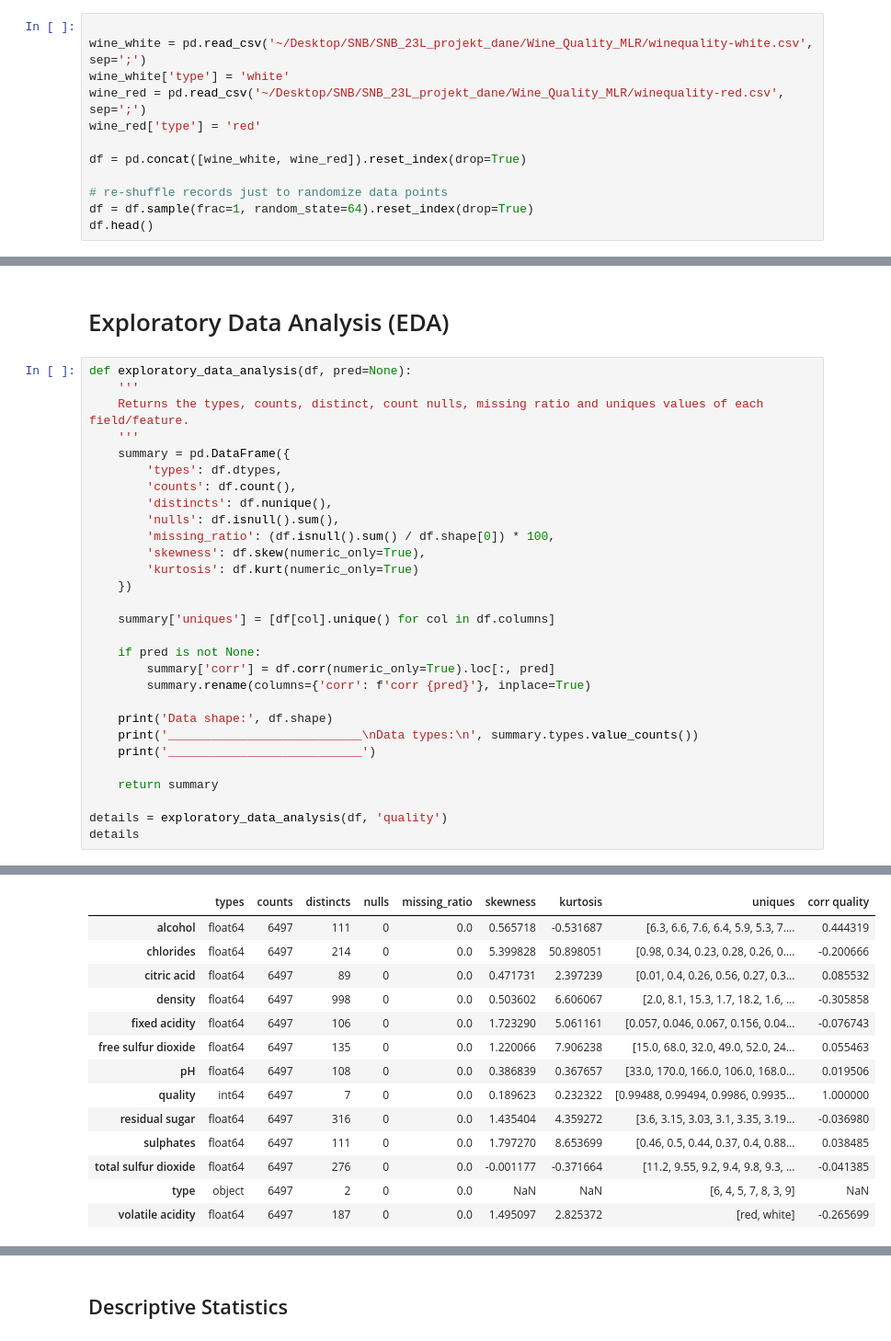
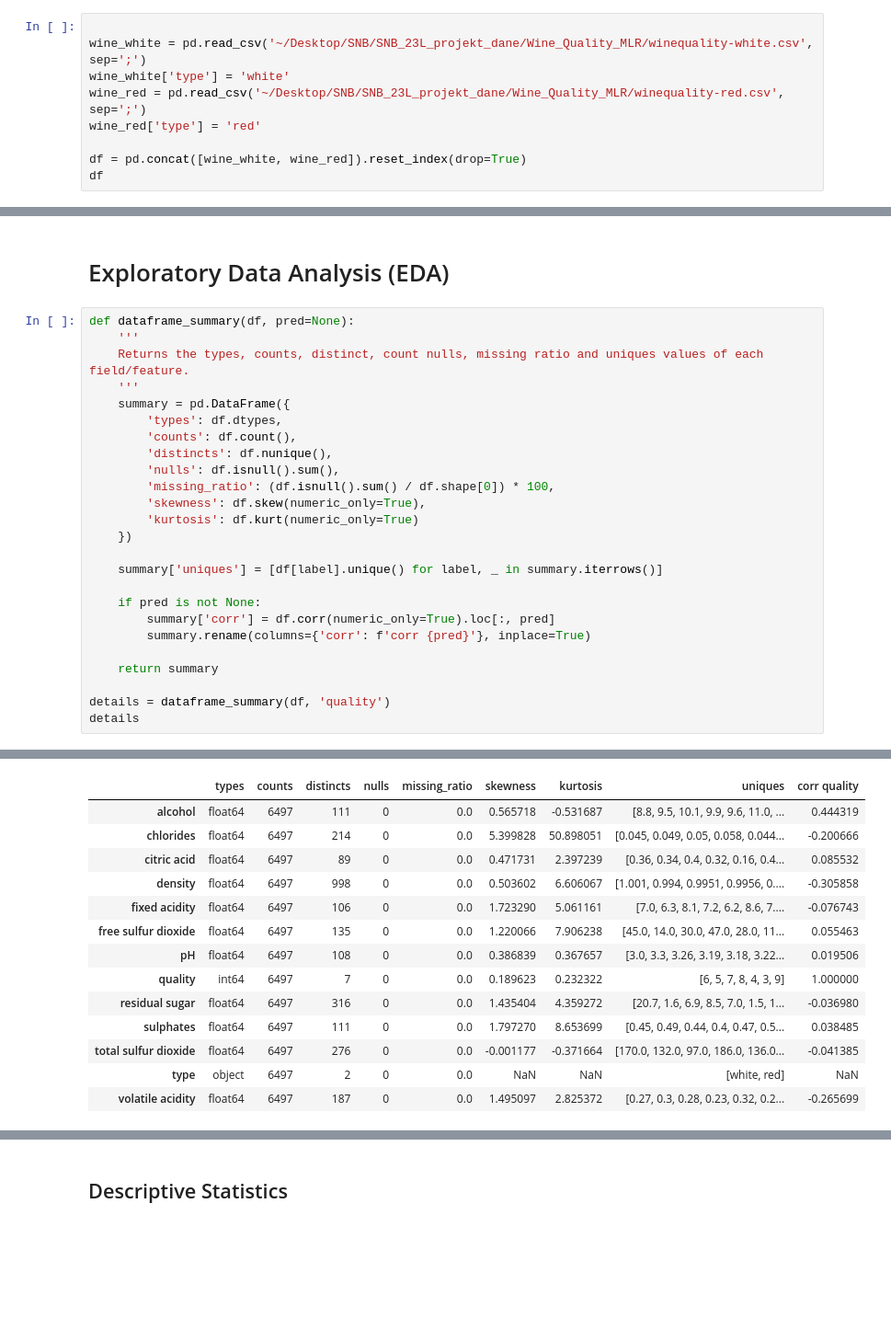
Before and after one commit to natijas/MLP-Neural-Network-From-Scratch, a Jupyter notebook: snb_natalka.ipynb, the cells around one changed output, grey strips where cells are left out. Shown at 92% size. Saved outputs shown, nothing was run; the diff lists cells and outputs as text; blank space fills up the shorter version.

```diff
--- a/snb_natalka.ipynb
+++ b/snb_natalka.ipynb
@@ -11,9 +11,6 @@ wine_red = pd.read_csv('~/Desktop/SNB/SNB_23L_projekt_dane/Wine_Quality_MLR/wine
 wine_red['type'] = 'red'
 
 df = pd.concat([wine_white, wine_red]).reset_index(drop=True)
-
-# re-shuffle records just to randomize data points
-df = df.sample(frac=1, random_state=64).reset_index(drop=True)
-df.head()
+df
 # %% [output]
 |  | fixed acidity | volatile acidity | citric acid | residual sugar | chlorides | free sulfur dioxide | ... |
@@ -25,7 +29,7 @@ df.head()
 # %% [markdown]
 # Exploratory Data Analysis (EDA)
 # %%
-def exploratory_data_analysis(df, pred=None):
+def dataframe_summary(df, pred=None):
     '''
     Returns the types, counts, distinct, count nulls, missing ratio and uniques values of each field/feature.
     '''
@@ -39,18 +43,14 @@ def exploratory_data_analysis(df, pred=None):
         'kurtosis': df.kurt(numeric_only=True)
     })
 
-    summary['uniques'] = [df[col].unique() for col in df.columns]
+    summary['uniques'] = [df[label].unique() for label, _ in summary.iterrows()]
 
     if pred is not None:
         summary['corr'] = df.corr(numeric_only=True).loc[:, pred]
         summary.rename(columns={'corr': f'corr {pred}'}, inplace=True)
 
-    print('Data shape:', df.shape)
-    print('___________________________\nData types:\n', summary.types.value_counts())
-    print('___________________________')
-
     return summary
 
-details = exploratory_data_analysis(df, 'quality')
+details = dataframe_summary(df, 'quality')
 details
 # %% [output]
@@ -65,14 +57,14 @@ ___________________________
 |  | types | counts | distincts | nulls | missing_ratio | skewness | kurtosis | uniques | corr quality |
-| alcohol | float64 | 6497 | 111 | 0 | 0.0 | 0.565718 | -0.531687 | [6.3, 6.6, 7.6, 6.4, 5.9, 5.3, 7.... | 0.444319 |
-| chlorides | float64 | 6497 | 214 | 0 | 0.0 | 5.399828 | 50.898051 | [0.98, 0.34, 0.23, 0.28, 0.26, 0.... | -0.200666 |
-| citric acid | float64 | 6497 | 89 | 0 | 0.0 | 0.471731 | 2.397239 | [0.01, 0.4, 0.26, 0.56, 0.27, 0.3... | 0.085532 |
-| density | float64 | 6497 | 998 | 0 | 0.0 | 0.503602 | 6.606067 | [2.0, 8.1, 15.3, 1.7, 18.2, 1.6, ... | -0.305858 |
-| fixed acidity | float64 | 6497 | 106 | 0 | 0.0 | 1.723290 | 5.061161 | [0.057, 0.046, 0.067, 0.156, 0.04... | -0.076743 |
-| free sulfur dioxide | float64 | 6497 | 135 | 0 | 0.0 | 1.220066 | 7.906238 | [15.0, 68.0, 32.0, 49.0, 52.0, 24... | 0.055463 |
-| pH | float64 | 6497 | 108 | 0 | 0.0 | 0.386839 | 0.367657 | [33.0, 170.0, 166.0, 106.0, 168.0... | 0.019506 |
-| quality | int64 | 6497 | 7 | 0 | 0.0 | 0.189623 | 0.232322 | [0.99488, 0.99494, 0.9986, 0.9935... | 1.000000 |
-| residual sugar | float64 | 6497 | 316 | 0 | 0.0 | 1.435404 | 4.359272 | [3.6, 3.15, 3.03, 3.1, 3.35, 3.19... | -0.036980 |
-| sulphates | float64 | 6497 | 111 | 0 | 0.0 | 1.797270 | 8.653699 | [0.46, 0.5, 0.44, 0.37, 0.4, 0.88... | 0.038485 |
-| total sulfur dioxide | float64 | 6497 | 276 | 0 | 0.0 | -0.001177 | -0.371664 | [11.2, 9.55, 9.2, 9.4, 9.8, 9.3, ... | -0.041385 |
-| type | object | 6497 | 2 | 0 | 0.0 | NaN | NaN | [6, 4, 5, 7, 8, 3, 9] | NaN |
-| volatile acidity | float64 | 6497 | 187 | 0 | 0.0 | 1.495097 | 2.825372 | [red, white] | -0.265699 |
+| alcohol | float64 | 6497 | 111 | 0 | 0.0 | 0.565718 | -0.531687 | [8.8, 9.5, 10.1, 9.9, 9.6, 11.0, ... | 0.444319 |
+| chlorides | float64 | 6497 | 214 | 0 | 0.0 | 5.399828 | 50.898051 | [0.045, 0.049, 0.05, 0.058, 0.044... | -0.200666 |
+| citric acid | float64 | 6497 | 89 | 0 | 0.0 | 0.471731 | 2.397239 | [0.36, 0.34, 0.4, 0.32, 0.16, 0.4... | 0.085532 |
+| density | float64 | 6497 | 998 | 0 | 0.0 | 0.503602 | 6.606067 | [1.001, 0.994, 0.9951, 0.9956, 0.... | -0.305858 |
+| fixed acidity | float64 | 6497 | 106 | 0 | 0.0 | 1.723290 | 5.061161 | [7.0, 6.3, 8.1, 7.2, 6.2, 8.6, 7.... | -0.076743 |
+| free sulfur dioxide | float64 | 6497 | 135 | 0 | 0.0 | 1.220066 | 7.906238 | [45.0, 14.0, 30.0, 47.0, 28.0, 11... | 0.055463 |
+| pH | float64 | 6497 | 108 | 0 | 0.0 | 0.386839 | 0.367657 | [3.0, 3.3, 3.26, 3.19, 3.18, 3.22... | 0.019506 |
+| quality | int64 | 6497 | 7 | 0 | 0.0 | 0.189623 | 0.232322 | [6, 5, 7, 8, 4, 3, 9] | 1.000000 |
+| residual sugar | float64 | 6497 | 316 | 0 | 0.0 | 1.435404 | 4.359272 | [20.7, 1.6, 6.9, 8.5, 7.0, 1.5, 1... | -0.036980 |
+| sulphates | float64 | 6497 | 111 | 0 | 0.0 | 1.797270 | 8.653699 | [0.45, 0.49, 0.44, 0.4, 0.47, 0.5... | 0.038485 |
+| total sulfur dioxide | float64 | 6497 | 276 | 0 | 0.0 | -0.001177 | -0.371664 | [170.0, 132.0, 97.0, 186.0, 136.0... | -0.041385 |
+| type | object | 6497 | 2 | 0 | 0.0 | NaN | NaN | [white, red] | NaN |
+| volatile acidity | float64 | 6497 | 187 | 0 | 0.0 | 1.495097 | 2.825372 | [0.27, 0.3, 0.28, 0.23, 0.32, 0.2... | -0.265699 |
```
Also changed, not shown: parts of 14 cells of this notebook.
